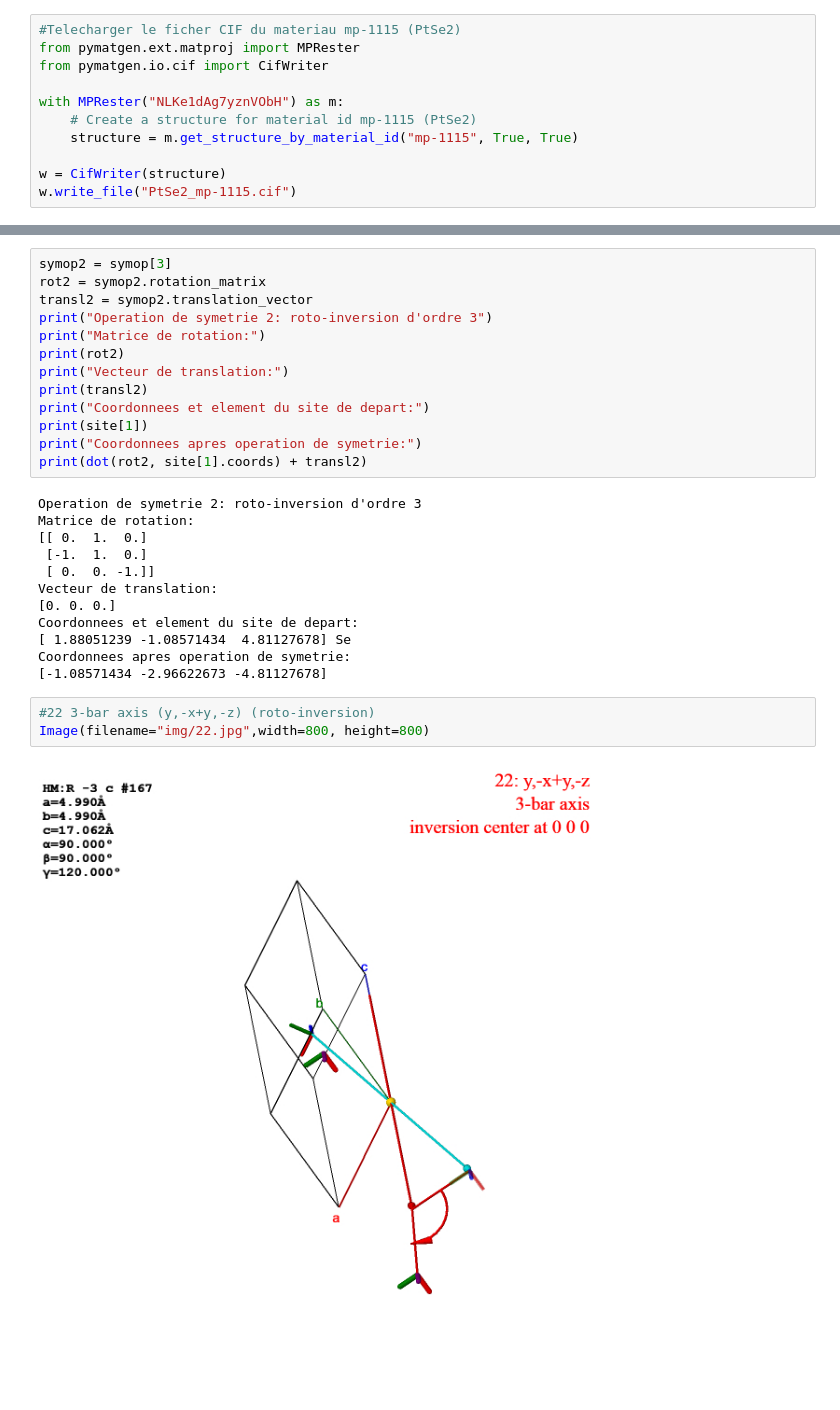
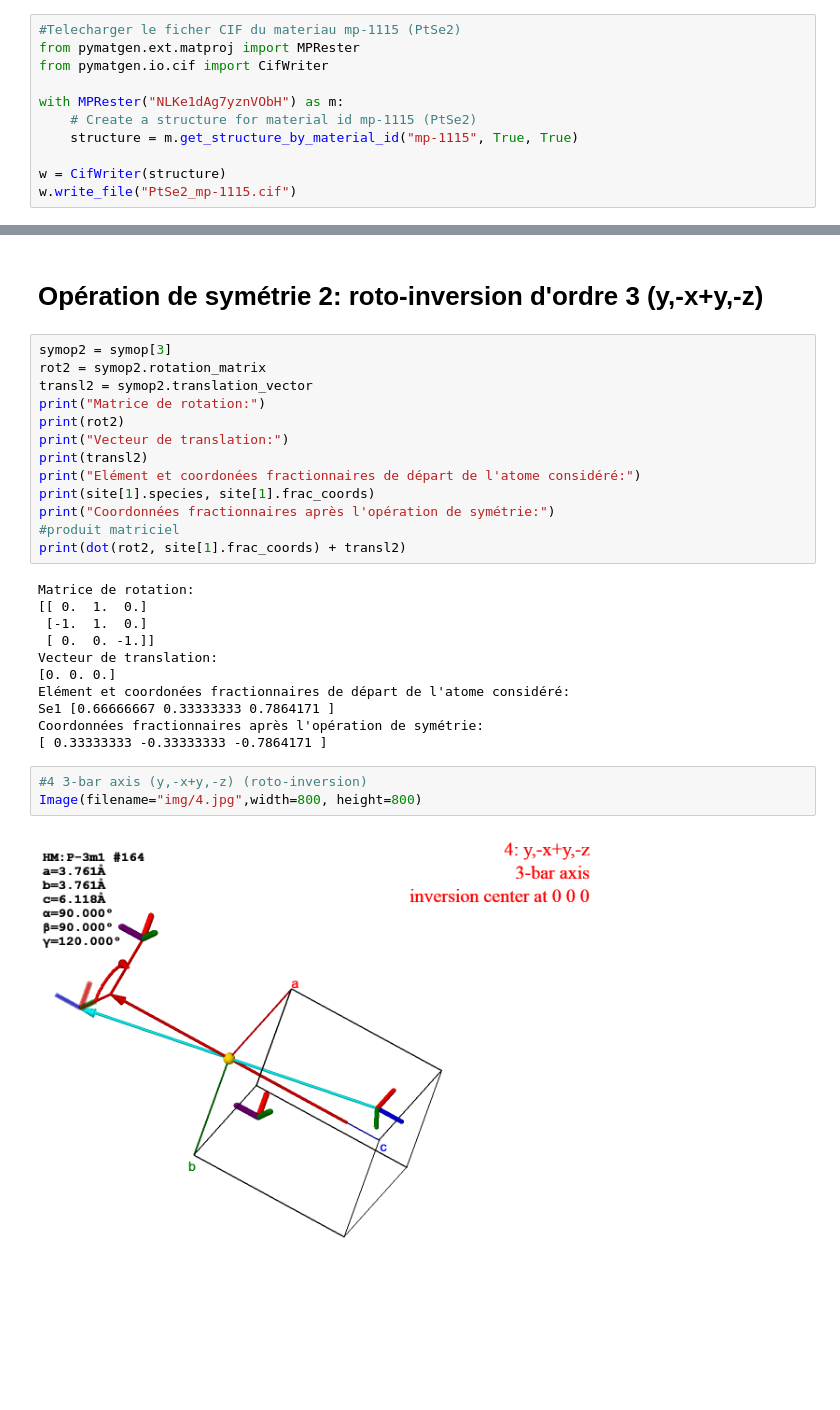
Before and after one commit to fdlo/lmapr1492, a Jupyter notebook: symmetry.ipynb, the cells around one changed output, grey strips where cells are left out. Cells and saved outputs as stored; diff of their text form; blank space fills up the shorter version.

```diff
--- a/symmetry.ipynb
+++ b/symmetry.ipynb
@@ -61,30 +64,31 @@ Image(filename="img/mirroir.jpg",width=800, height=800)
+# %% [markdown]
+# Opération de symétrie 2: roto-inversion d'ordre 3 (y,-x+y,-z)
 # %%
 symop2 = symop[3]
 rot2 = symop2.rotation_matrix
 transl2 = symop2.translation_vector
-print("Operation de symetrie 2: roto-inversion d'ordre 3")
 print("Matrice de rotation:")
 print(rot2)
 print("Vecteur de translation:")
 print(transl2)
-print("Coordonnees et element du site de depart:")
-print(site[1])
-print("Coordonnees apres operation de symetrie:")
-print(dot(rot2, site[1].coords) + transl2)
+print("Elément et coordonées fractionnaires de départ de l'atome considéré:")
+print(site[1].species, site[1].frac_coords)
+print("Coordonnées fractionnaires après l'opération de symétrie:")
+#produit matriciel
+print(dot(rot2, site[1].frac_coords) + transl2)
 # %% [output]
-Operation de symetrie 2: roto-inversion d'ordre 3
 Matrice de rotation:
 [[ 0.  1.  0.]
  [-1.  1.  0.]
  [ 0.  0. -1.]]
 Vecteur de translation:
 [0. 0. 0.]
-Coordonnees et element du site de depart:
-[ 1.88051239 -1.08571434  4.81127678] Se
-Coordonnees apres operation de symetrie:
-[-1.08571434 -2.96622673 -4.81127678]
+Elément et coordonées fractionnaires de départ de l'atome considéré:
+Se1 [0.66666667 0.33333333 0.7864171 ]
+Coordonnées fractionnaires après l'opération de symétrie:
+[ 0.33333333 -0.33333333 -0.7864171 ]
 # %%
-#22 3-bar axis (y,-x+y,-z) (roto-inversion)
-Image(filename="img/22.jpg",width=800, height=800)
+#4 3-bar axis (y,-x+y,-z) (roto-inversion)
+Image(filename="img/4.jpg",width=800, height=800)
 # %% [output]
-[figure, old version]
+[figure, new version]
```
Also changed, not shown: parts of 7 cells of this notebook, 3 other files.
